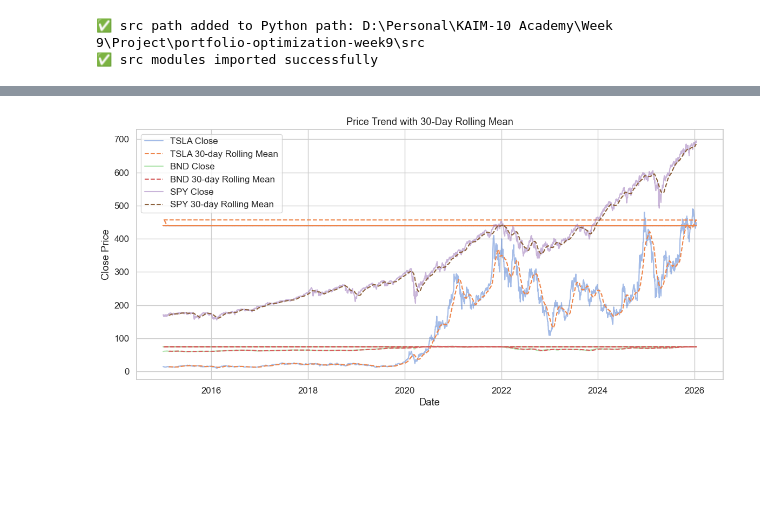
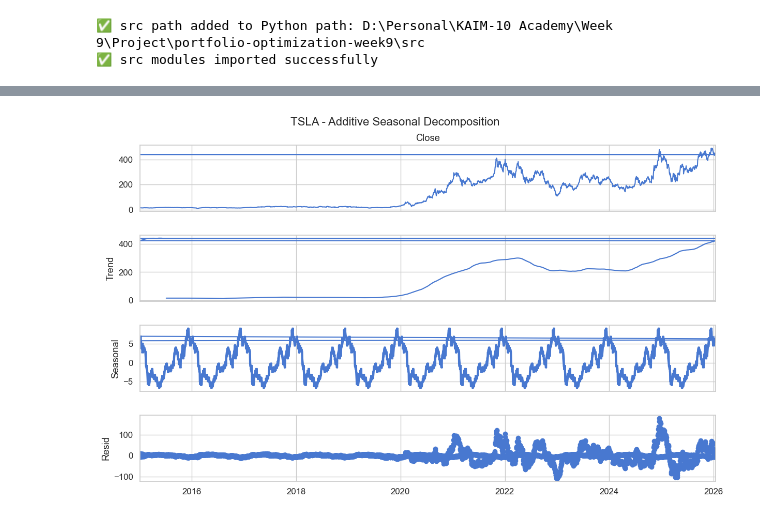
Before and after one commit to rachel93augesty-del/portfolio-optimization-week9, a Jupyter notebook: notebooks/eda.ipynb, the cells around one changed output, grey strips where cells are left out. Saved outputs shown, nothing was run; the diff lists cells and outputs as text; code cells hidden in the pictures; blank space fills up the shorter version.

Commit message:
complete of task-1: fixed gaps on cleaning and added insights

```diff
--- a/notebooks/eda.ipynb
+++ b/notebooks/eda.ipynb
@@ -208,81 +215,8 @@ Number of outlier days detected: 344
 # %%
-# =========================
-# Task 4: Seasonality & Trend Analysis
-# =========================
-# -------------------------
-# 1️⃣ Load cleaned long-format data (absolute path)
-# -------------------------
-from pathlib import Path
-import pandas as pd
+#Augmented Dickey-Fuller Test (ADF)
+adf_results = eda.adf_test_series(df_long)
+display(adf_results)
 
-project_root = Path("D:/Personal/KAIM-10 Academy/Week 9/Project/portfolio-optimization-week9")
-processed_file = project_root / "data" / "processed" / "all_assets_clean.csv"
-
-# Check if the file exists
-if not processed_file.exists():
-    raise FileNotFoundError(f"Cleaned CSV not found at {processed_file}")
-
-df_long = pd.read_csv(processed_file, parse_dates=["Date"])
-print("Long-format data shape:", df_long.shape)
-df_long.head()
-
-
-# -------------------------
-# 2️⃣ Ensure Daily_Return column exists
-# -------------------------
-if "Daily_Return" not in df_long.columns:
-    df_long["Daily_Return"] = df_long.groupby("Ticker")["Close"].pct_change() * 100
-
-# -------------------------
-# 3️⃣ Augmented Dickey-Fuller Test Function
-# -------------------------
-def adf_test(series, series_name="Series"):
-    """Perform Augmented Dickey-Fuller test and print results"""
-    result = adfuller(series.dropna(), autolag='AIC')
-    print(f"ADF Test for {series_name}:")
-    print(f"  Test Statistic   : {result[0]:.4f}")
-    print(f"  p-value          : {result[1]:.4f}")
-    print(f"  # Lags used      : {result[2]}")
-    print(f"  # Observations   : {result[3]}")
-    for key, value in result[4].items():
-        print(f"  Critical Value ({key}) : {value:.4f}")
-    if result[1] < 0.05:
-        print(f"  -> {series_name} is likely stationary (reject H0)\n")
-    else:
-        print(f"  -> {series_name} is likely non-stationary (fail to reject H0)\n")
-
-# -------------------------
-# 4️⃣ Test Stationarity for Each Ticker
-# -------------------------
-tickers = df_long["Ticker"].unique()
-
-for ticker in tickers:
-    tmp = df_long[df_long["Ticker"] == ticker]
-    print(f"--- {ticker} ---")
-    adf_test(tmp["Close"], series_name=f"{ticker} Close")
-    adf_test(tmp["Daily_Return"], series_name=f"{ticker} Daily Return")
-
-# -------------------------
-# 5️⃣ Plot Seasonal / Trend Patterns
-# -------------------------
-def plot_trend(df, window=30):
-    plt.figure(figsize=(14,6))
-    for ticker in df["Ticker"].unique():
-        tmp = df[df["Ticker"] == ticker].copy()
-        tmp["Rolling_Mean"] = tmp["Close"].rolling(window).mean()
-        plt.plot(tmp["Date"], tmp["Close"], alpha=0.5, label=f"{ticker} Close")
-        plt.plot(tmp["Date"], tmp["Rolling_Mean"], linestyle='--', label=f"{ticker} {window}-day Rolling Mean")
-    plt.title(f"Price Trend with {window}-Day Rolling Mean")
-    plt.xlabel("Date")
-    plt.ylabel("Close Price")
-    plt.legend()
-    plt.show()
-
-plot_trend(df_long, window=30)
-
-# -------------------------
-# 6️⃣ Notes
-# -------------------------
-# - Use ADF results to decide if differencing is needed for ARIMA
-# - Rolling mean helps visualize trend & seasonality
+#Seasonal Decomposition
+eda.plot_decomposition(df_long, column="Close", model="additive", freq=252)
 # %% [output]
@@ -306 +227 @@ ADF Test for TSLA Close:
-[figure, old version]
+[figure, new version]
```
Also changed, not shown: parts of 16 cells of this notebook, 1 other file.
